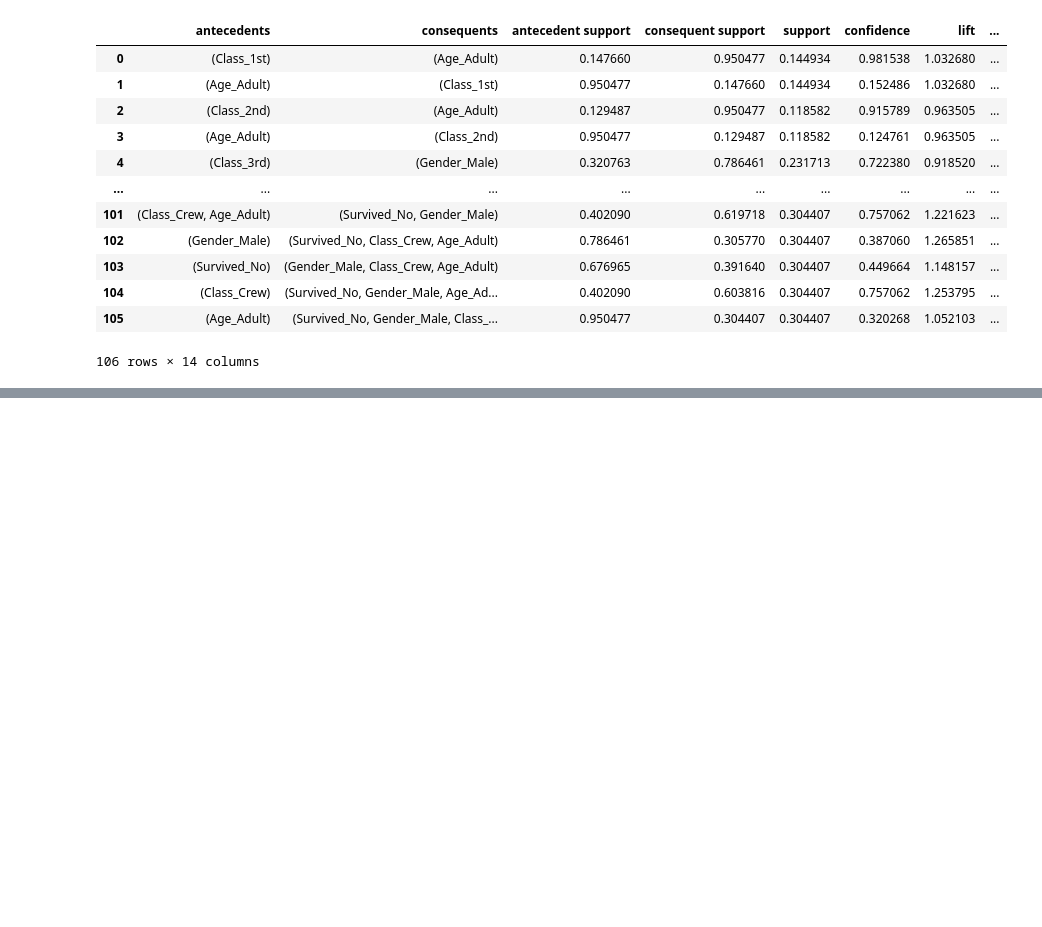
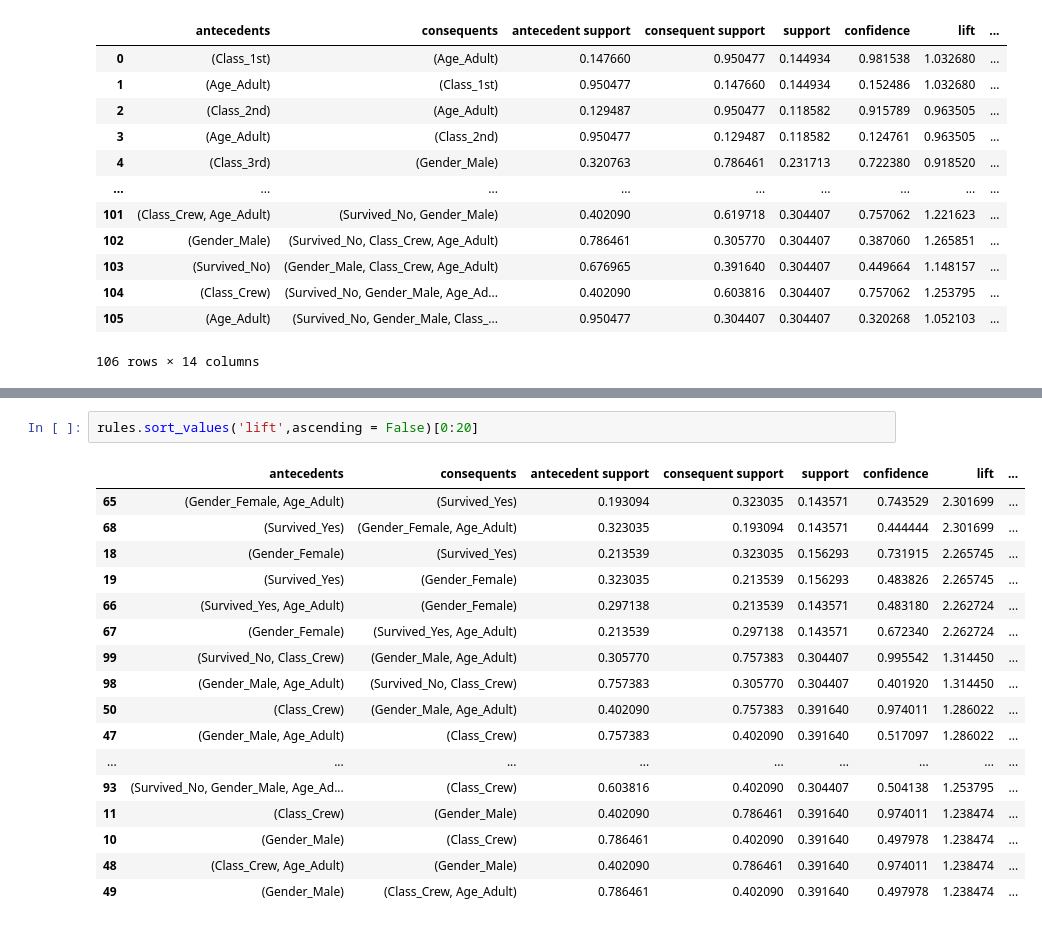
Before and after one commit to mrgoudsaab/Ranjithgoud, a Jupyter notebook: Association_Rules.ipynb, the cells around one changed output, grey strips where cells are left out. Cells and saved outputs as stored; diff of their text form; blank space fills up the shorter version.

```diff
--- a/Association_Rules.ipynb
+++ b/Association_Rules.ipynb
@@ -65,0 +82,20 @@ rules
+# %%
+rules.sort_values('lift',ascending = False)[0:20]
+# %% [output]
+|  | antecedents | consequents | antecedent support | consequent support | support | confidence | lift | ... |
+| 65 | (Gender_Female, Age_Adult) | (Survived_Yes) | 0.193094 | 0.323035 | 0.143571 | 0.743529 | 2.301699 | ... |
+| 68 | (Survived_Yes) | (Gender_Female, Age_Adult) | 0.323035 | 0.193094 | 0.143571 | 0.444444 | 2.301699 | ... |
+| 18 | (Gender_Female) | (Survived_Yes) | 0.213539 | 0.323035 | 0.156293 | 0.731915 | 2.265745 | ... |
+| 19 | (Survived_Yes) | (Gender_Female) | 0.323035 | 0.213539 | 0.156293 | 0.483826 | 2.265745 | ... |
+| 66 | (Survived_Yes, Age_Adult) | (Gender_Female) | 0.297138 | 0.213539 | 0.143571 | 0.483180 | 2.262724 | ... |
+| 67 | (Gender_Female) | (Survived_Yes, Age_Adult) | 0.213539 | 0.297138 | 0.143571 | 0.672340 | 2.262724 | ... |
+| 99 | (Survived_No, Class_Crew) | (Gender_Male, Age_Adult) | 0.305770 | 0.757383 | 0.304407 | 0.995542 | 1.314450 | ... |
+| 98 | (Gender_Male, Age_Adult) | (Survived_No, Class_Crew) | 0.757383 | 0.305770 | 0.304407 | 0.401920 | 1.314450 | ... |
+| 50 | (Class_Crew) | (Gender_Male, Age_Adult) | 0.402090 | 0.757383 | 0.391640 | 0.974011 | 1.286022 | ... |
+| 47 | (Gender_Male, Age_Adult) | (Class_Crew) | 0.757383 | 0.402090 | 0.391640 | 0.517097 | 1.286022 | ... |
+| ... | ... | ... | ... | ... | ... | ... | ... | ... |
+| 93 | (Survived_No, Gender_Male, Age_Ad... | (Class_Crew) | 0.603816 | 0.402090 | 0.304407 | 0.504138 | 1.253795 | ... |
+| 11 | (Class_Crew) | (Gender_Male) | 0.402090 | 0.786461 | 0.391640 | 0.974011 | 1.238474 | ... |
+| 10 | (Gender_Male) | (Class_Crew) | 0.786461 | 0.402090 | 0.391640 | 0.497978 | 1.238474 | ... |
+| 48 | (Class_Crew, Age_Adult) | (Gender_Male) | 0.402090 | 0.786461 | 0.391640 | 0.974011 | 1.238474 | ... |
+| 49 | (Gender_Male) | (Class_Crew, Age_Adult) | 0.786461 | 0.402090 | 0.391640 | 0.497978 | 1.238474 | ... |
```
Also changed, not shown: parts of 1 cell of this notebook.
